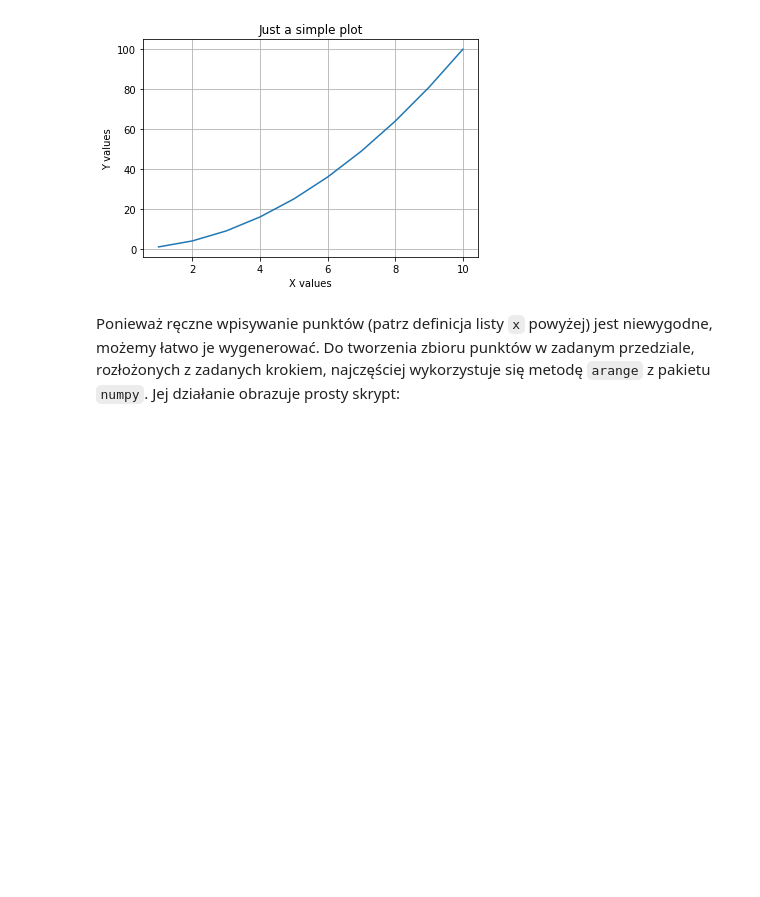
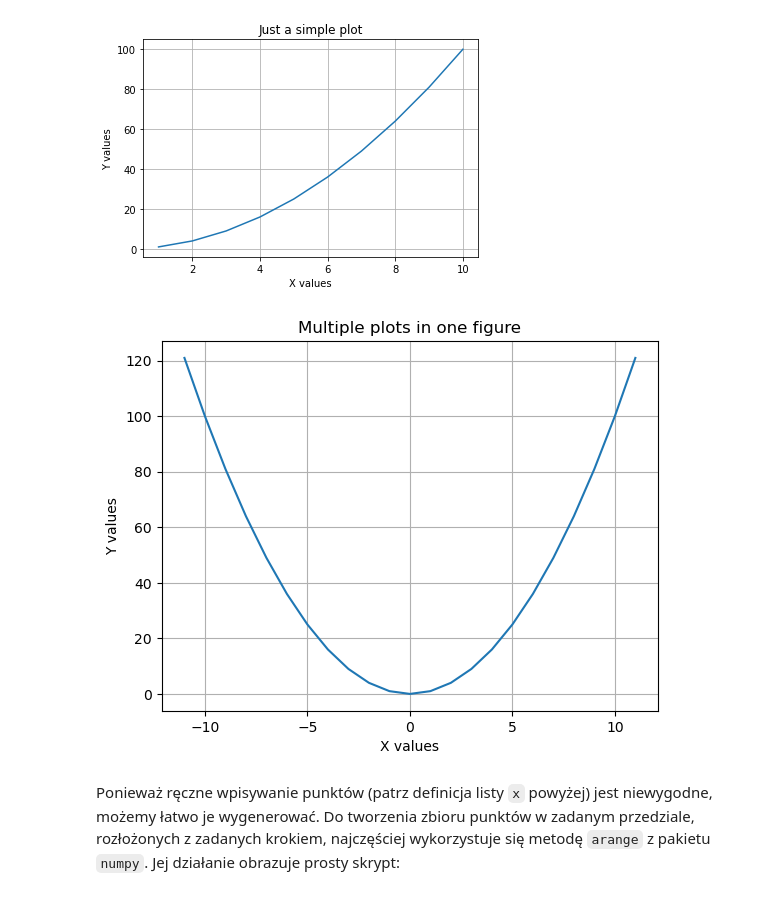
Before and after one commit to Michcio1208/gitlabmirror, a Jupyter notebook: python2/lab11.ipynb, the cells around one changed output. Cells and saved outputs as stored; diff of their text form; code cells hidden in the pictures; blank space fills up the shorter version.

```diff
--- a/python2/lab11.ipynb
+++ b/python2/lab11.ipynb
@@ -209,6 +220,18 @@ plt.plot(x, y)
 plt.show()
 # %% [output]
 [figure]
+# %%
+import matplotlib.pyplot as plt
+plt.xlabel('X values')
+plt.ylabel('Y values')
+plt.title('Multiple plots in one figure')
+plt.grid()
+x = [ i for i in range(-11, 12) ]
+y1 = [ value**2 for value in x ]
+plt.plot(x,y1)
+plt.show()
+# %% [output]
+[figure, added]
 # %% [markdown]
 Ponieważ ręczne wpisywanie punktów (patrz definicja listy `x` powyżej) jest niewygodne, możemy łatwo je wygenerować. Do tworzenia zbioru punktów w zadanym przedziale, rozłożonych z zadanych krokiem, najczęściej wykorzystuje się metodę `arange` z pakietu `numpy`. Jej działanie obrazuje prosty skrypt:
 # %%
```
Also changed, not shown: parts of 6 cells of this notebook, 11 other files.
